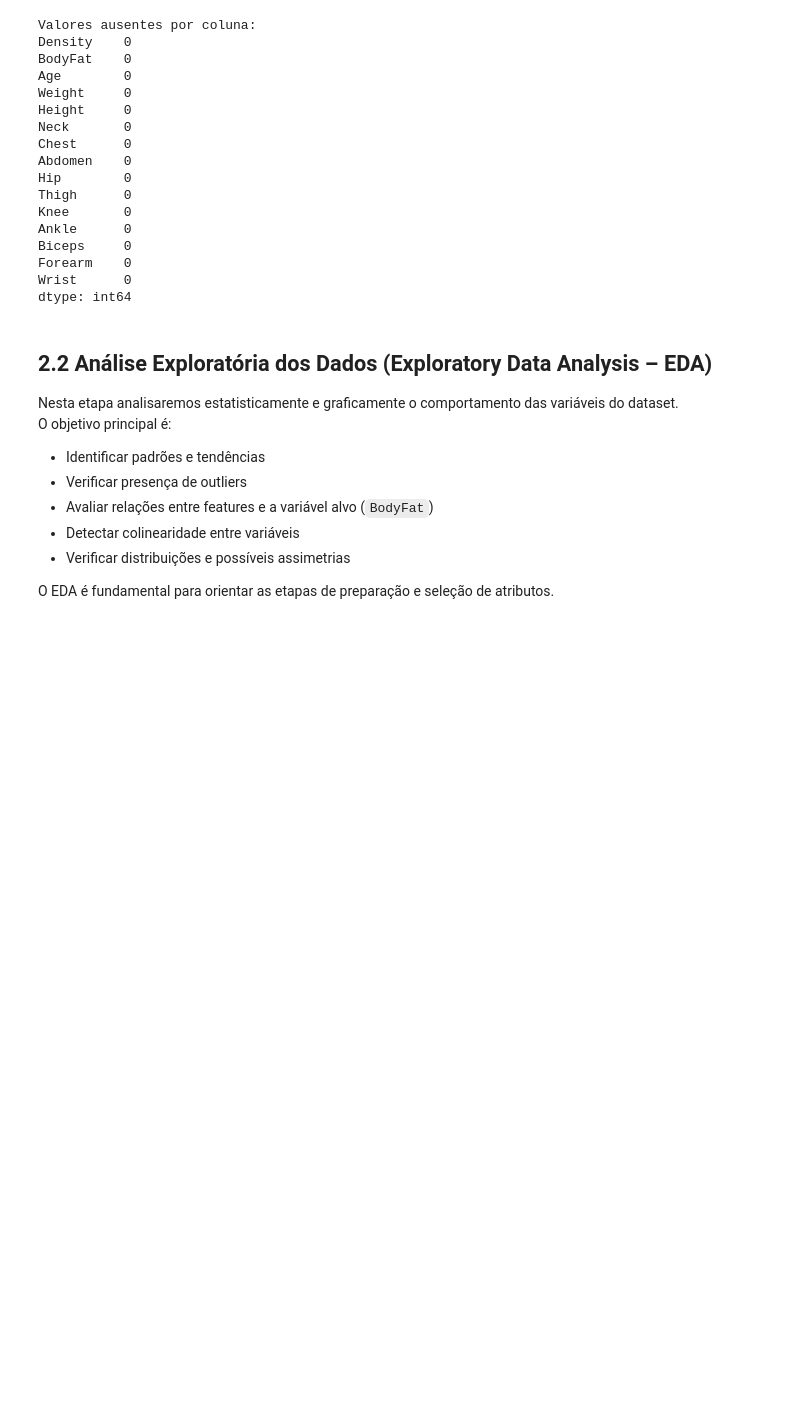
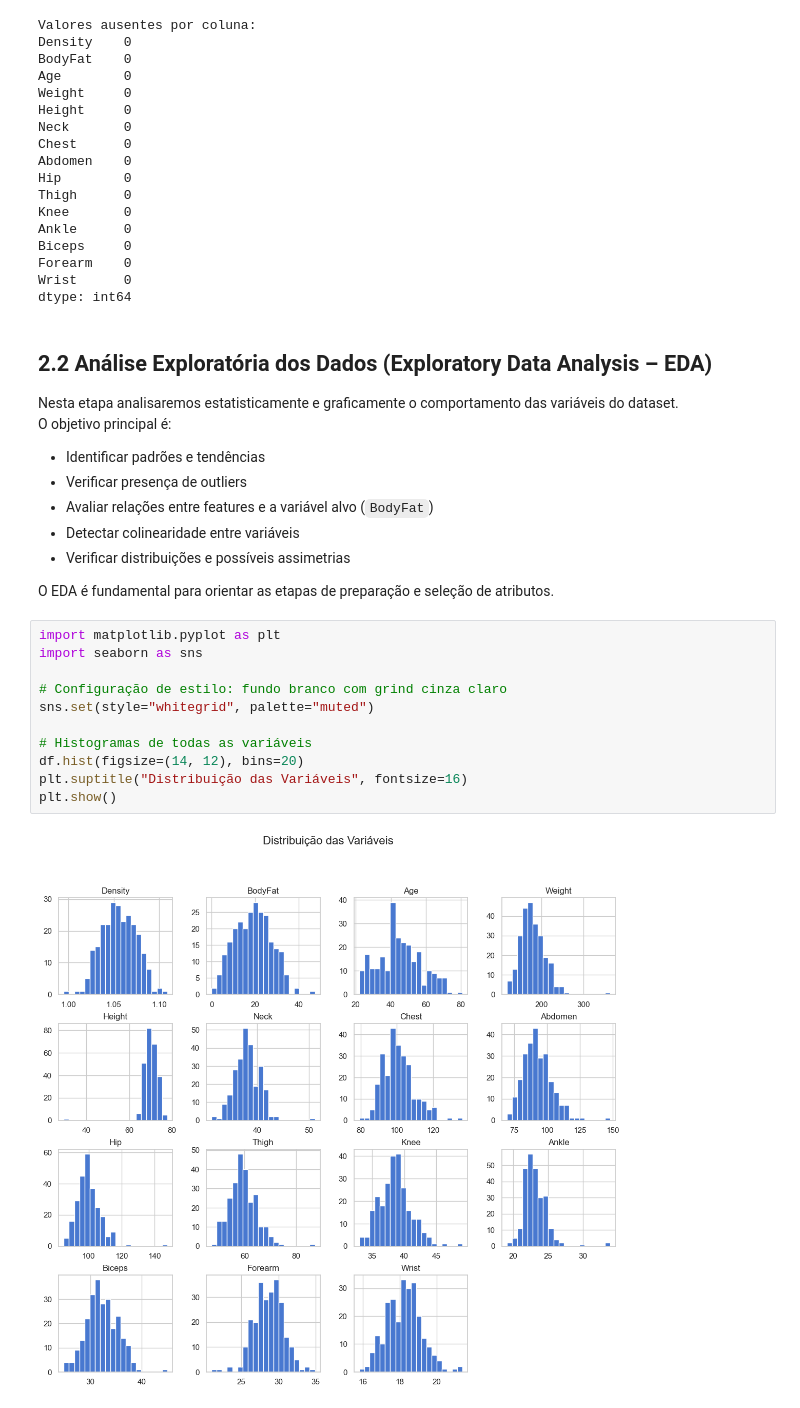
Before and after one commit to Elias66Fernandes/Body_Fit, a Jupyter notebook: CRISPDM_Body_fit.ipynb, the cells around one changed output. Saved outputs shown, nothing was run; the diff lists cells and outputs as text; blank space fills up the shorter version.

```diff
--- a/CRISPDM_Body_fit.ipynb
+++ b/CRISPDM_Body_fit.ipynb
@@ -142,3 +142,16 @@ O objetivo principal é:
 - Verificar distribuições e possíveis assimetrias
 
 O EDA é fundamental para orientar as etapas de preparação e seleção de atributos.
+# %%
+import matplotlib.pyplot as plt
+import seaborn as sns
+
+# Configuração de estilo: fundo branco com grind cinza claro
+sns.set(style="whitegrid", palette="muted")
+
+# Histogramas de todas as variáveis
+df.hist(figsize=(14, 12), bins=20)
+plt.suptitle("Distribuição das Variáveis", fontsize=16)
+plt.show()
+# %% [output]
+[figure, added]
```
Also changed, not shown: parts of 4 cells of this notebook.
